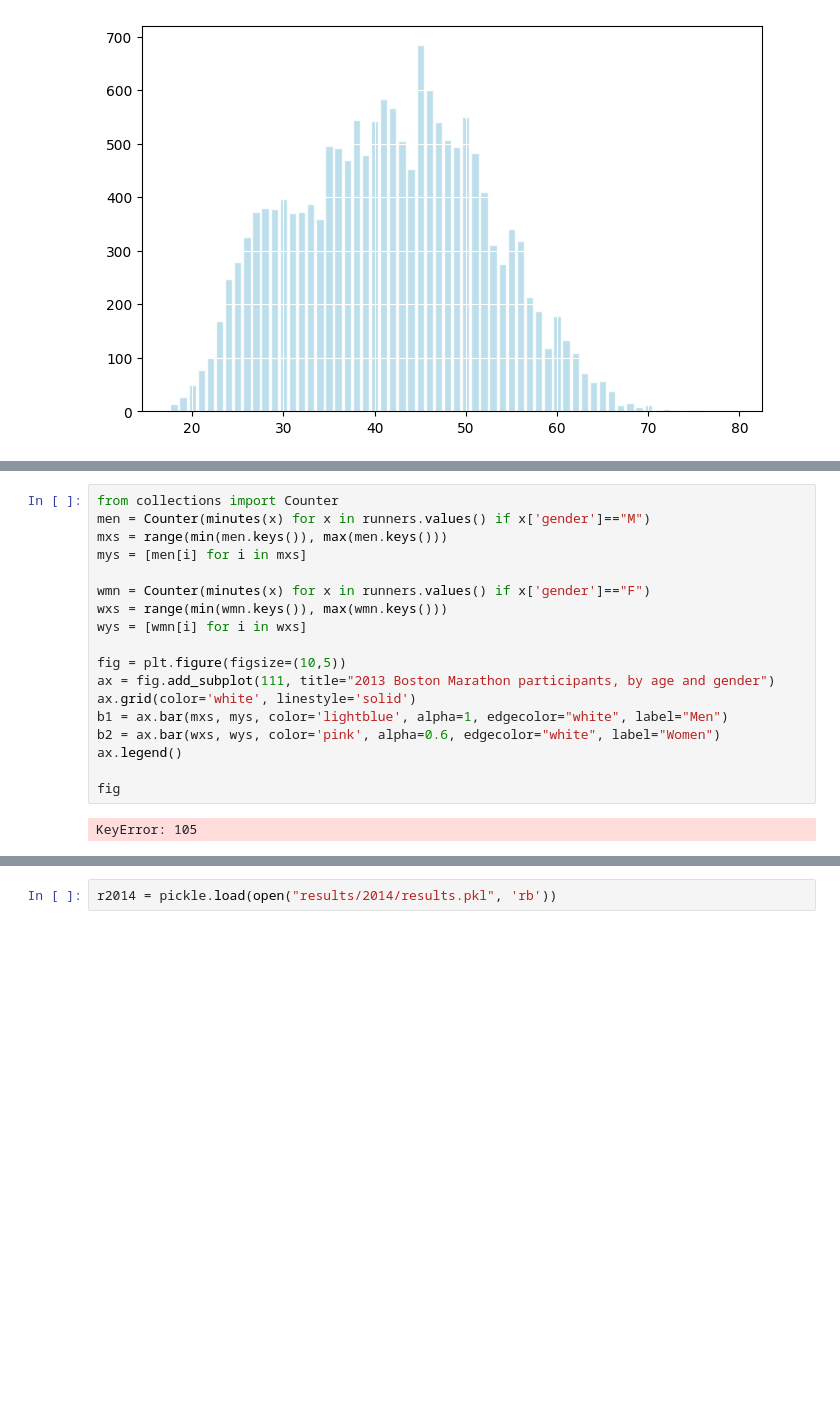
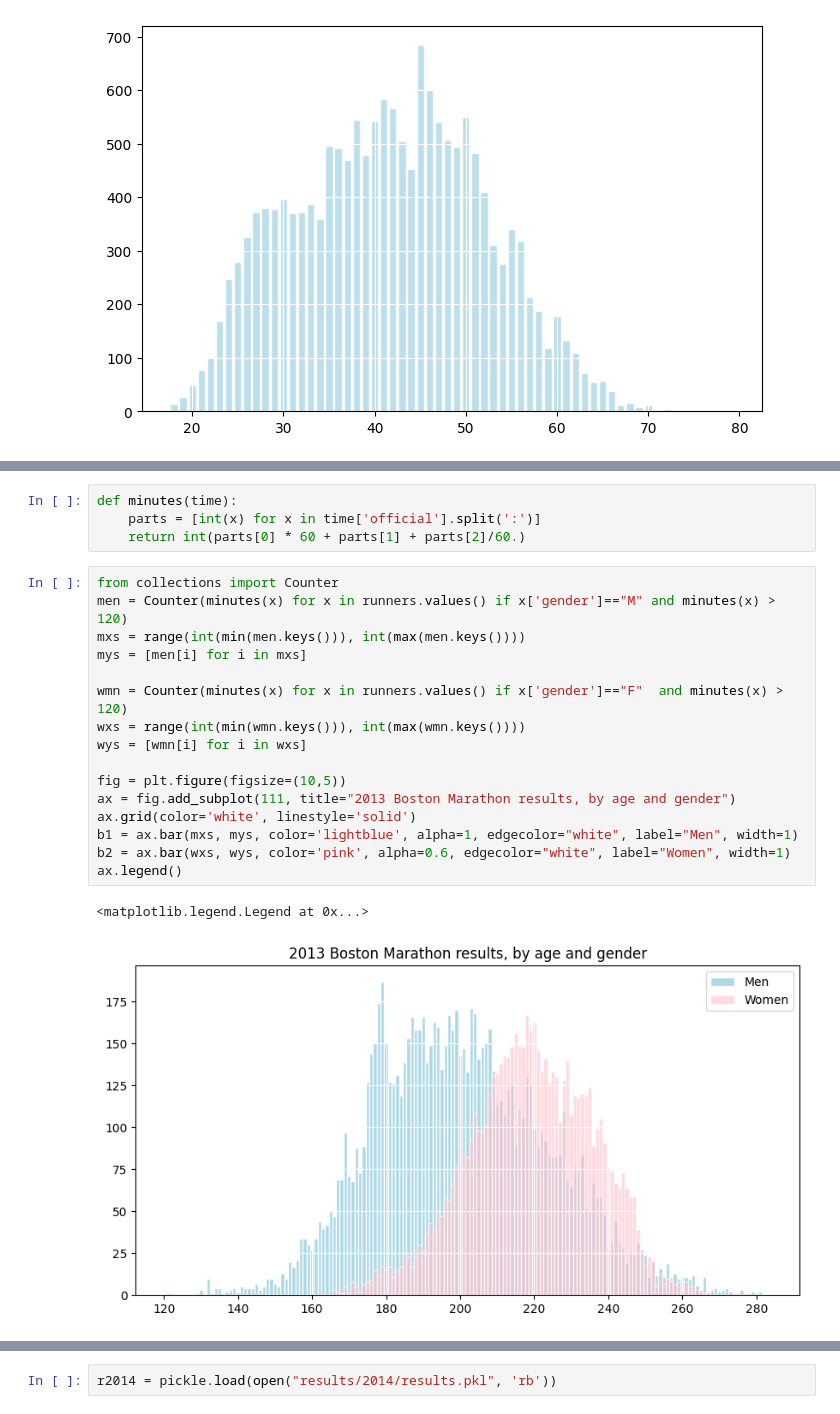
Before and after one commit to llimllib/bostonmarathon, a Jupyter notebook: analysis.ipynb, the cells around one changed output, grey strips where cells are left out. Drawn from its saved outputs; the diff is of its cells as text; blank space fills up the shorter version.

Commit message:
restore some graphs from the sands of time

```diff
--- a/analysis.ipynb
+++ b/analysis.ipynb
@@ -68,22 +70,25 @@ fig
 [figure]
 [figure]
+# %%
+def minutes(time):
+    parts = [int(x) for x in time['official'].split(':')]
+    return int(parts[0] * 60 + parts[1] + parts[2]/60.)
 # %%
 from collections import Counter
-men = Counter(minutes(x) for x in runners.values() if x['gender']=="M")
-mxs = range(min(men.keys()), max(men.keys()))
+men = Counter(minutes(x) for x in runners.values() if x['gender']=="M" and minutes(x) > 120)
+mxs = range(int(min(men.keys())), int(max(men.keys())))
 mys = [men[i] for i in mxs]
 
-wmn = Counter(minutes(x) for x in runners.values() if x['gender']=="F")
-wxs = range(min(wmn.keys()), max(wmn.keys()))
+wmn = Counter(minutes(x) for x in runners.values() if x['gender']=="F"  and minutes(x) > 120)
+wxs = range(int(min(wmn.keys())), int(max(wmn.keys())))
 wys = [wmn[i] for i in wxs]
 
 fig = plt.figure(figsize=(10,5))
-ax = fig.add_subplot(111, title="2013 Boston Marathon participants, by age and gender")
+ax = fig.add_subplot(111, title="2013 Boston Marathon results, by age and gender")
 ax.grid(color='white', linestyle='solid')
-b1 = ax.bar(mxs, mys, color='lightblue', alpha=1, edgecolor="white", label="Men")
-b2 = ax.bar(wxs, wys, color='pink', alpha=0.6, edgecolor="white", label="Women")
+b1 = ax.bar(mxs, mys, color='lightblue', alpha=1, edgecolor="white", label="Men", width=1)
+b2 = ax.bar(wxs, wys, color='pink', alpha=0.6, edgecolor="white", label="Women", width=1)
 ax.legend()
-
-fig
 # %% [output]
-KeyError: 105
+<matplotlib.legend.Legend at 0x...>
+[figure, added]
```
Also changed, not shown: parts of 20 cells of this notebook.
